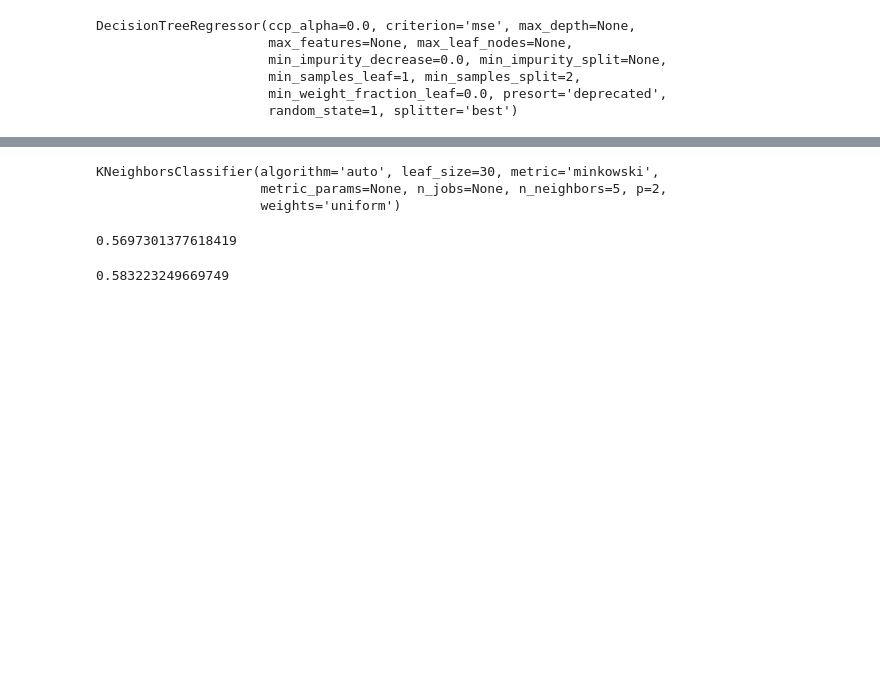
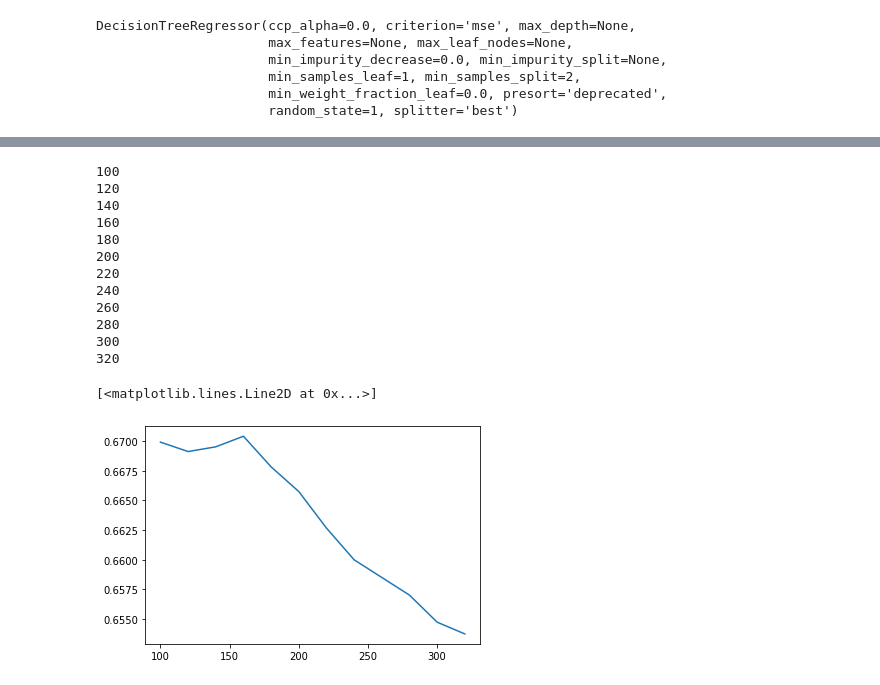
Before and after one commit to abhigyanghosh30/7th-Semester, a Jupyter notebook: DA-1/DA_1_Project_1.ipynb, the cells around one changed output, grey strips where cells are left out. Saved outputs shown, nothing was run; the diff lists cells and outputs as text; code cells hidden in the pictures; blank space fills up the shorter version.

```diff
--- a/DA-1/DA_1_Project_1.ipynb
+++ b/DA-1/DA_1_Project_1.ipynb
@@ -47,3 +48,0 @@ data.head()
-# %%
-data['INTENSITY'] = data['INTENSITY'].astype(str)
-data['INTENSITY']=pd.to_numeric(data['INTENSITY'], downcast='float', errors='coerce')
@@ -119,33 +123,35 @@ Validation MAE for best value of max_leaf_nodes: 0
 # %%
 from sklearn.model_selection import train_test_split, StratifiedKFold
 from sklearn.neighbors import KNeighborsClassifier
 from sklearn.tree import DecisionTreeClassifier
 from sklearn.preprocessing import StandardScaler
+from sklearn.metrics import accuracy_score
 
-# tree = DecisionTreeClassifier(max_depth=5, random_state=17)
-# knn = KNeighborsClassifier(n_neighbors=3)
-tree = DecisionTreeClassifier(max_depth=100, random_state=17)
-knn = KNeighborsClassifier(n_neighbors=5)
-tree.fit(imputed_X_train, train_y)
-
-# for kNN, we need to scale features
 scaler = StandardScaler()
 train_X_scaled = scaler.fit_transform(imputed_X_train)
 val_X_scaled = scaler.transform(imputed_X_valid)
-knn.fit(train_X_scaled, train_y)
+knn_scores = []
+for k in range(100,int(np.sqrt(data.shape[0]))+100,20):
+    print(k)
+    # knn = KNeighborsClassifier(n_neighbors=3)
+    knn = KNeighborsClassifier(n_neighbors=k)
+    knn.fit(train_X_scaled, train_y)
+    knn_pred = knn.predict(val_X_scaled)
+    knn_scores.append(accuracy_score(val_y, knn_pred))
+
+plt.plot(range(100,int(np.sqrt(data.shape[0]))+100,20),knn_scores)
 # %% [output]
-KNeighborsClassifier(algorithm='auto', leaf_size=30, metric='minkowski',
-                     metric_params=None, n_jobs=None, n_neighbors=5, p=2,
-                     weights='uniform')
+100
+120
+140
+160
+180
+200
+220
+240
+260
+280
+300
+320
+[<matplotlib.lines.Line2D at 0x...>]
+[figure, added]
-# %%
-from sklearn.metrics import accuracy_score
-
-tree_pred = tree.predict(imputed_X_valid)
-accuracy_score(val_y, tree_pred)
-# %% [output]
-0.5697301377618419
-# %%
-knn_pred = knn.predict(val_X_scaled)
-accuracy_score(val_y, knn_pred)
-# %% [output]
-0.583223249669749
```
Also changed, not shown: parts of 19 cells of this notebook, 4 other files.
